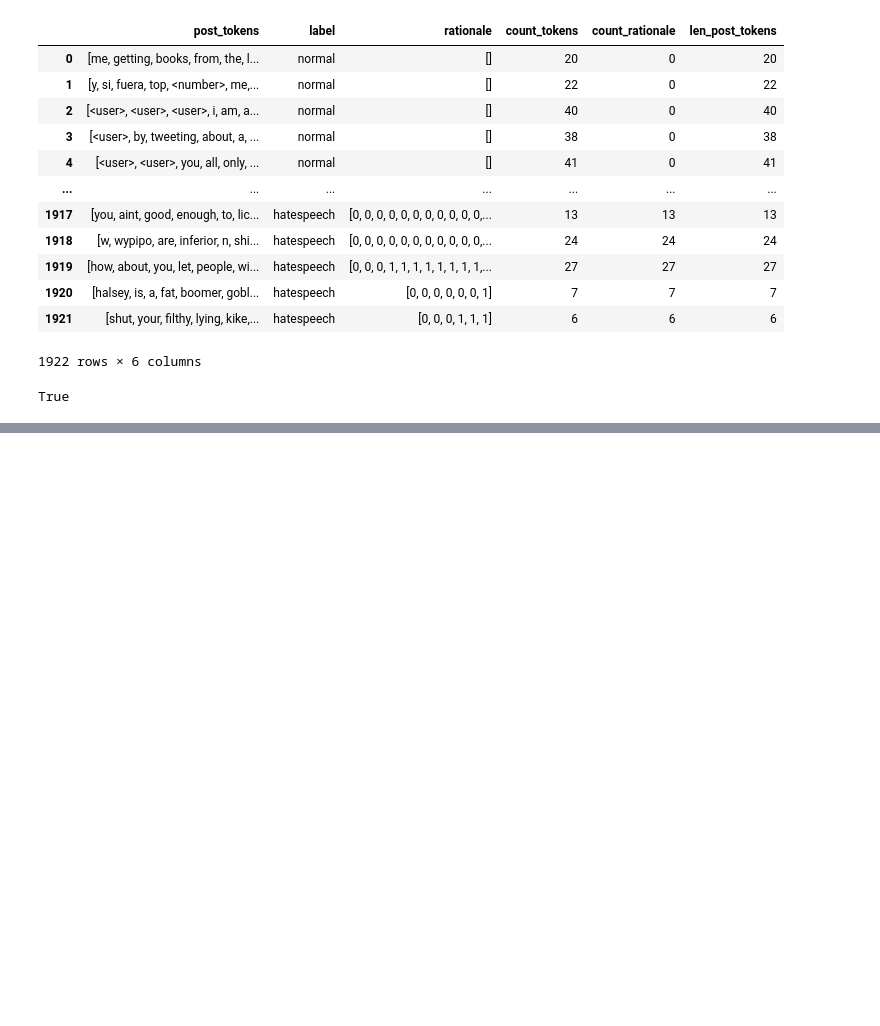
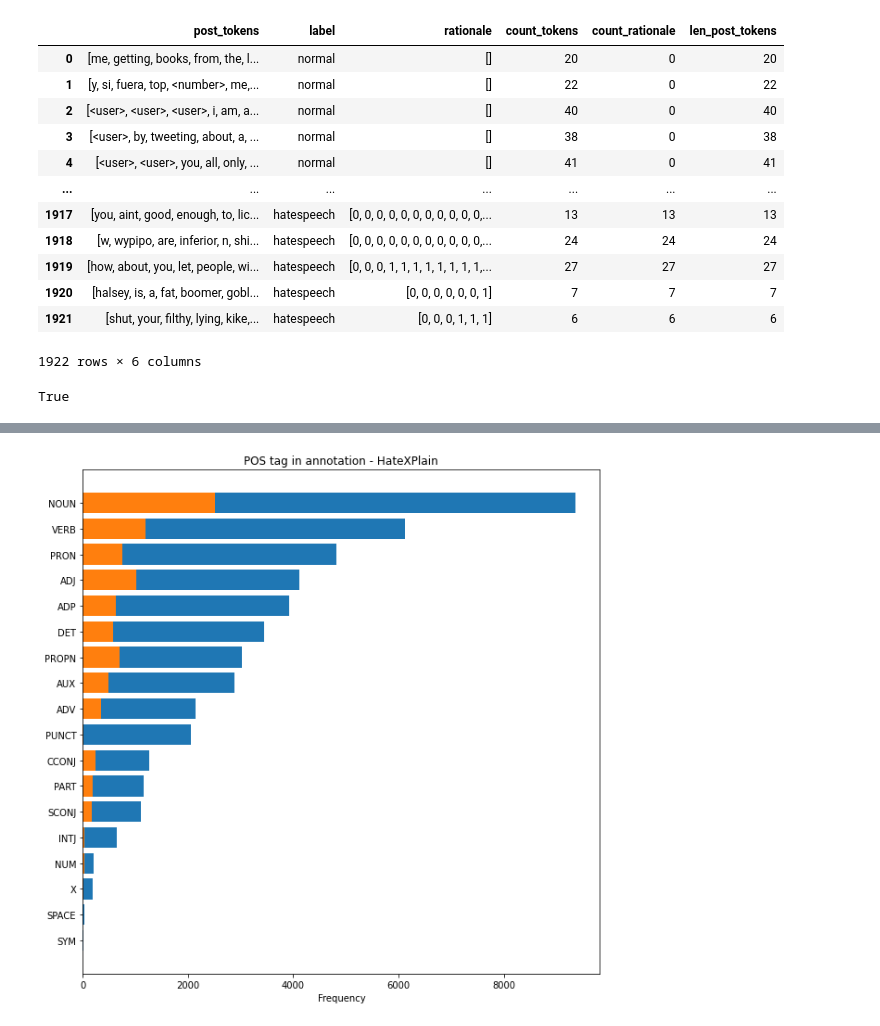
Before and after one commit to Kihansi95/ExplanationPairSentencesTasks, a Jupyter notebook: notebooks/2022-07-27 HateXplain.ipynb, the cells around one changed output, grey strips where cells are left out. Cells and saved outputs as stored; diff of their text form; code cells hidden in the pictures; blank space fills up the shorter version.

```diff
--- a/notebooks/2022-07-27 HateXplain.ipynb
+++ b/notebooks/2022-07-27 HateXplain.ipynb
@@ -269,0 +296,26 @@ True
+# %%
+from tqdm.notebook import tqdm
+
+cnt_pos = dict()
+cnt_tok = dict()
+cnt_pos_total = dict()
+cnt_tok_total = dict()
+
+for p, r, t in tqdm(zip(pos, flatten_rationale, flatten_token), total=len(flatten_rationale)):
+
+    cnt_pos_total[p] = cnt_pos_total.get(p, 0) +1
+    cnt_tok_total[t] = cnt_tok_total.get(t, 0) +1
+
+    if r > 0:
+        cnt_pos[p] = cnt_pos.get(p, 0) + 1
+        cnt_tok[t] = cnt_tok.get(t, 0) + 1
+# %%
+cnt_pos = {k: v for k, v in sorted(cnt_pos.items(), key=lambda item: -item[1])}
+
+print('POS of annotations')
+print(cnt_pos)
+
+cnt_pos_total = {k: v for k, v in sorted(cnt_pos_total.items(), key=lambda item: -item[1])}
+
+print('POS in total')
+print(cnt_pos_total)
@@ -269,0 +327,18 @@ True
+# %%
+import matplotlib.pyplot as plt
+
+plt.rcParams["figure.figsize"] = (10,10)
+
+fig, ax = plt.subplots()
+
+ax.barh(width=cnt_pos_total.values(), y=list(cnt_pos_total.keys()))
+ax.barh(width=cnt_pos.values(), y=list(cnt_pos.keys()))
+
+ax.invert_yaxis()
+
+ax.set_xlabel('Frequency')
+ax.set_title('POS tag in annotation - HateXPlain')
+
+plt.savefig(path.join(tmp_path, 'posfreq_hatexplain_test'), dpi=600)
+# %% [output]
+[figure, added]
```
Also changed, not shown: parts of 9 cells of this notebook, 23 other files.
